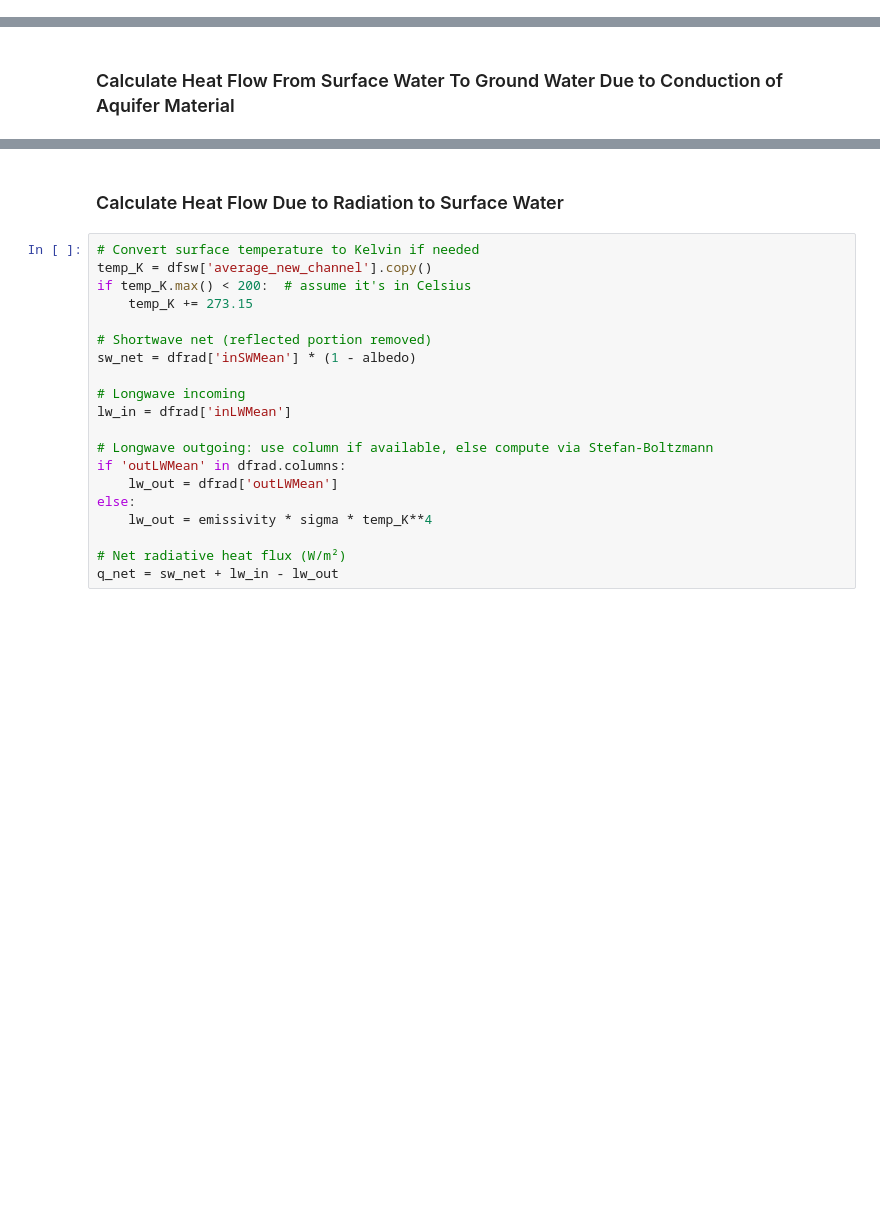
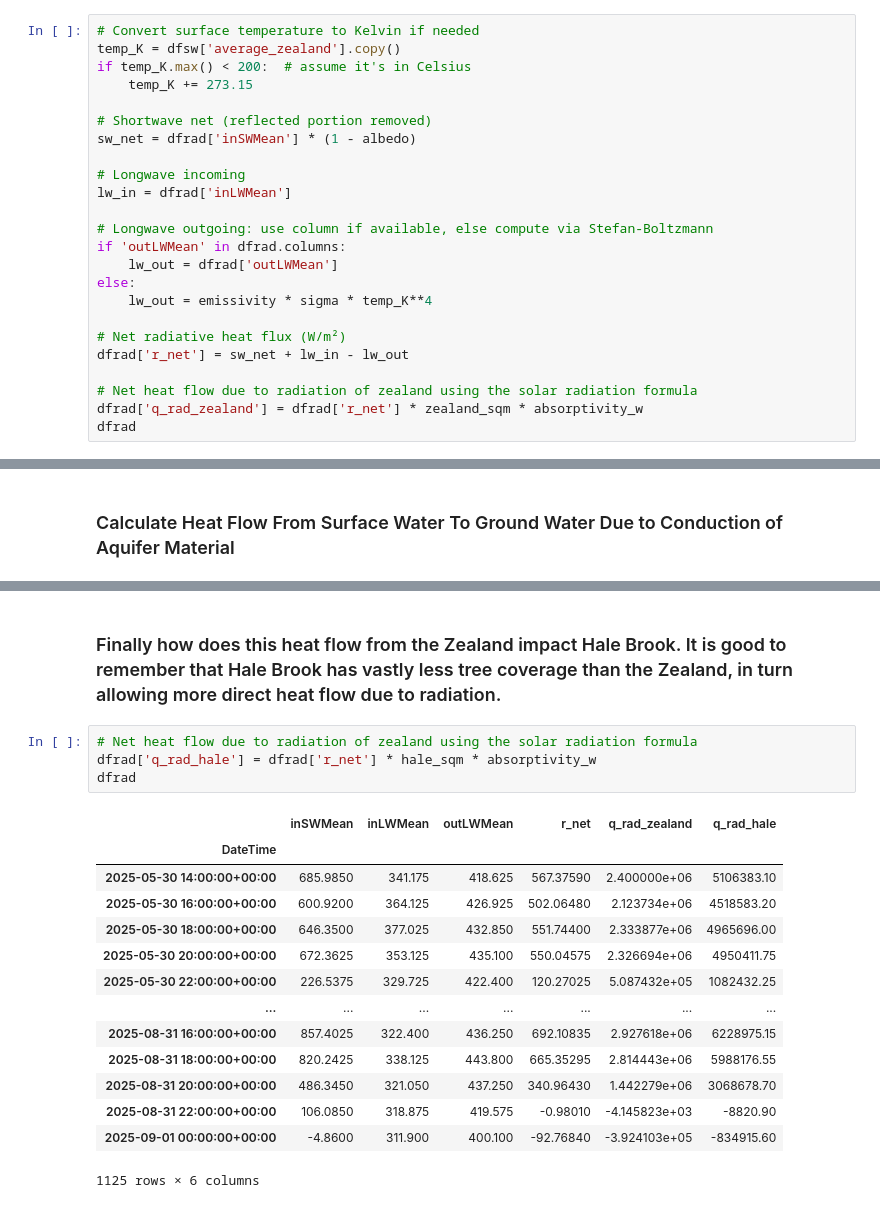
Before and after one commit to ryansiegel44/ESCI_895_Final_Project_RyanS, a Jupyter notebook: Final_Project_NB.ipynb, the cells around one changed output, grey strips where cells are left out. Saved outputs shown, nothing was run; the diff lists cells and outputs as text; blank space fills up the shorter version.

```diff
--- a/Final_Project_NB.ipynb
+++ b/Final_Project_NB.ipynb
@@ -143,0 +217,24 @@ Error processing sw_ll11_09_15_2025_cond.csv: 'Date'
+# %%
+# Convert surface temperature to Kelvin if needed
+temp_K = dfsw['average_zealand'].copy()
+if temp_K.max() < 200:  # assume it's in Celsius
+    temp_K += 273.15
+
+# Shortwave net (reflected portion removed)
+sw_net = dfrad['inSWMean'] * (1 - albedo)
+
+# Longwave incoming
+lw_in = dfrad['inLWMean']
+
+# Longwave outgoing: use column if available, else compute via Stefan-Boltzmann
+if 'outLWMean' in dfrad.columns:
+    lw_out = dfrad['outLWMean']
+else:
+    lw_out = emissivity * sigma * temp_K**4
+
+# Net radiative heat flux (W/m²)
+dfrad['r_net'] = sw_net + lw_in - lw_out
+
+# Net heat flow due to radiation of zealand using the solar radiation formula
+dfrad['q_rad_zealand'] = dfrad['r_net'] * zealand_sqm * absorptivity_w
+dfrad
@@ -237,22 +440,21 @@ dfrad
-# %% [markdown]
-### Calculate Heat Flow Due to Radiation to Surface Water
-# %%
-# Convert surface temperature to Kelvin if needed
-temp_K = dfsw['average_new_channel'].copy()
-if temp_K.max() < 200:  # assume it's in Celsius
-    temp_K += 273.15
-
-# Shortwave net (reflected portion removed)
-sw_net = dfrad['inSWMean'] * (1 - albedo)
-
-# Longwave incoming
-lw_in = dfrad['inLWMean']
-
-# Longwave outgoing: use column if available, else compute via Stefan-Boltzmann
-if 'outLWMean' in dfrad.columns:
-    lw_out = dfrad['outLWMean']
-else:
-    lw_out = emissivity * sigma * temp_K**4
-
-# Net radiative heat flux (W/m²)
-q_net = sw_net + lw_in - lw_out
+# %% [markdown]
+### Finally how does this heat flow from the Zealand impact Hale Brook. It is good to remember that Hale Brook has vastly less tree coverage than the Zealand, in turn allowing more direct heat flow due to radiation.
+# %%
+# Net heat flow due to radiation of zealand using the solar radiation formula
+dfrad['q_rad_hale'] = dfrad['r_net'] * hale_sqm * absorptivity_w
+dfrad
+# %% [output]
+|  | inSWMean | inLWMean | outLWMean | r_net | q_rad_zealand | q_rad_hale |
+| DateTime |  |  |  |  |  |  |
+| 2025-05-30 14:00:00+00:00 | 685.9850 | 341.175 | 418.625 | 567.37590 | 2.400000e+06 | 5106383.10 |
+| 2025-05-30 16:00:00+00:00 | 600.9200 | 364.125 | 426.925 | 502.06480 | 2.123734e+06 | 4518583.20 |
+| 2025-05-30 18:00:00+00:00 | 646.3500 | 377.025 | 432.850 | 551.74400 | 2.333877e+06 | 4965696.00 |
+| 2025-05-30 20:00:00+00:00 | 672.3625 | 353.125 | 435.100 | 550.04575 | 2.326694e+06 | 4950411.75 |
+| 2025-05-30 22:00:00+00:00 | 226.5375 | 329.725 | 422.400 | 120.27025 | 5.087432e+05 | 1082432.25 |
+| ... | ... | ... | ... | ... | ... | ... |
+| 2025-08-31 16:00:00+00:00 | 857.4025 | 322.400 | 436.250 | 692.10835 | 2.927618e+06 | 6228975.15 |
+| 2025-08-31 18:00:00+00:00 | 820.2425 | 338.125 | 443.800 | 665.35295 | 2.814443e+06 | 5988176.55 |
+| 2025-08-31 20:00:00+00:00 | 486.3450 | 321.050 | 437.250 | 340.96430 | 1.442279e+06 | 3068678.70 |
+| 2025-08-31 22:00:00+00:00 | 106.0850 | 318.875 | 419.575 | -0.98010 | -4.145823e+03 | -8820.90 |
+| 2025-09-01 00:00:00+00:00 | -4.8600 | 311.900 | 400.100 | -92.76840 | -3.924103e+05 | -834915.60 |
+1125 rows × 6 columns
```
Also changed, not shown: parts of 39 cells of this notebook.
